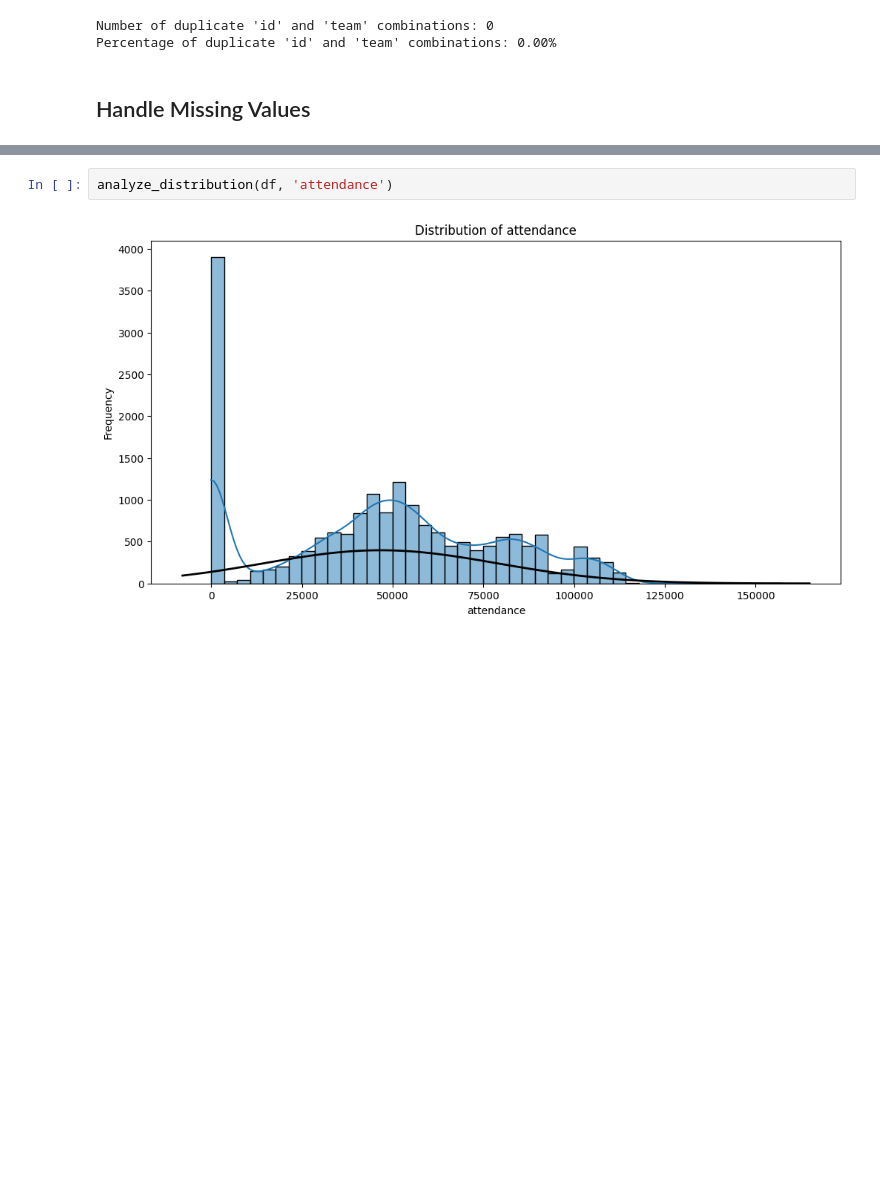
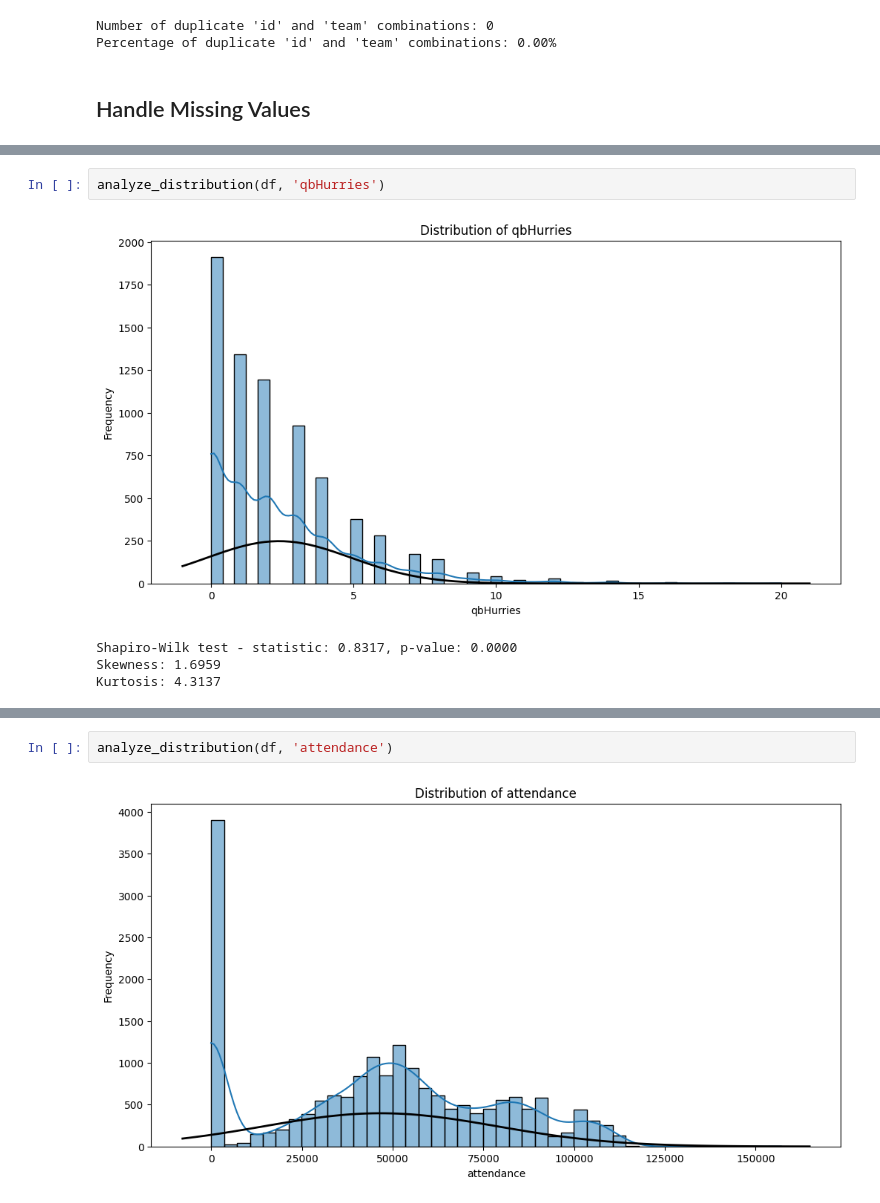
Before and after one commit to tablecables/college_football_predictor, a Jupyter notebook: notebooks/02_data_cleaning.ipynb, the cells around one changed output, grey strips where cells are left out. Saved outputs shown, nothing was run; the diff lists cells and outputs as text; blank space fills up the shorter version.

```diff
--- a/notebooks/02_data_cleaning.ipynb
+++ b/notebooks/02_data_cleaning.ipynb
@@ -147,0 +250,7 @@ opponent_talent: 10604 null values (56.71%)
+# %%
+analyze_distribution(df, 'qbHurries')
+# %% [output]
+[figure, added]
+Shapiro-Wilk test - statistic: 0.8317, p-value: 0.0000
+Skewness: 1.6959
+Kurtosis: 4.3137
```
Also changed, not shown: parts of 15 cells of this notebook, 9 other files.
